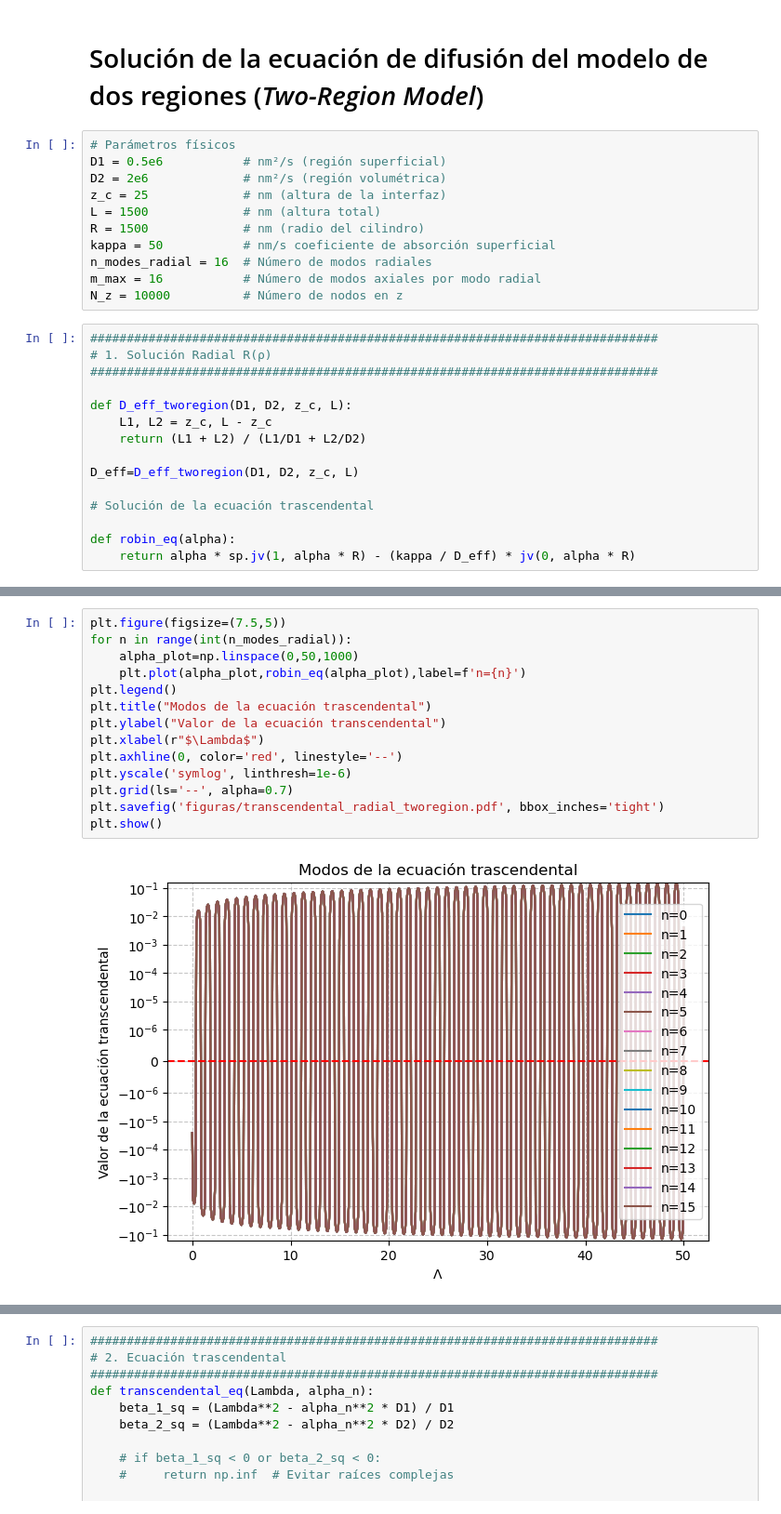
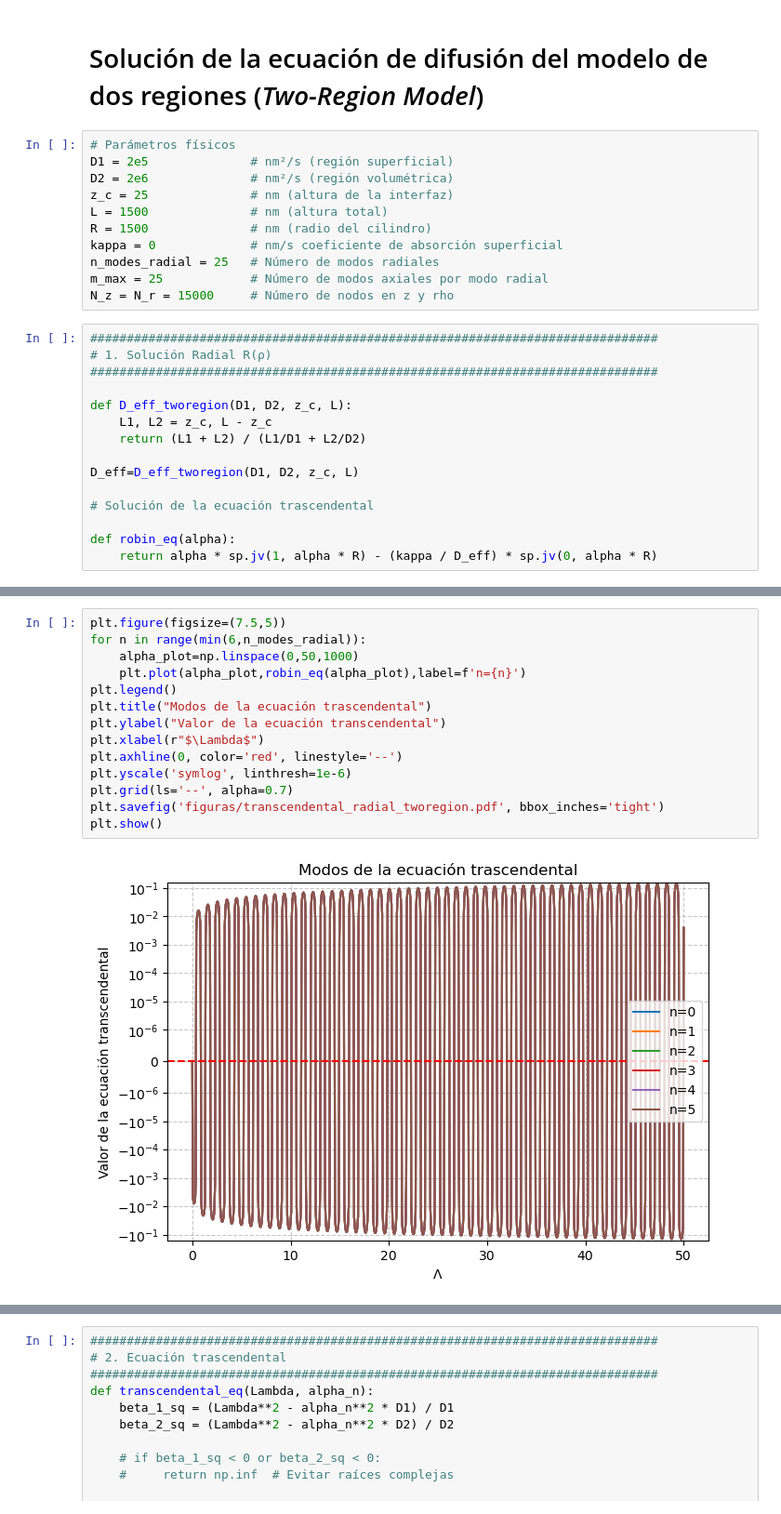
Before and after one commit to allanyst/tfm-efectos-superficie-nano-rmn, a Jupyter notebook: TFM_TwoRegionModel.ipynb, the cells around one changed output, grey strips where cells are left out. Shown at 93% size. Drawn from its saved outputs; the diff is of its cells as text.

```diff
--- a/TFM_TwoRegionModel.ipynb
+++ b/TFM_TwoRegionModel.ipynb
@@ -11,15 +11,15 @@ from joblib import Parallel, delayed
 # Solución de la ecuación de difusión del modelo de dos regiones (_Two-Region Model_)
 # %%
 # Parámetros físicos
-D1 = 0.5e6           # nm²/s (región superficial)
-D2 = 2e6             # nm²/s (región volumétrica)
-z_c = 25             # nm (altura de la interfaz)
-L = 1500             # nm (altura total)
-R = 1500             # nm (radio del cilindro)
-kappa = 50           # nm/s coeficiente de absorción superficial
-n_modes_radial = 16  # Número de modos radiales
-m_max = 16           # Número de modos axiales por modo radial
-N_z = 10000          # Número de nodos en z
+D1 = 2e5              # nm²/s (región superficial)
+D2 = 2e6              # nm²/s (región volumétrica)
+z_c = 25              # nm (altura de la interfaz)
+L = 1500              # nm (altura total)
+R = 1500              # nm (radio del cilindro)
+kappa = 0             # nm/s coeficiente de absorción superficial
+n_modes_radial = 25   # Número de modos radiales
+m_max = 25            # Número de modos axiales por modo radial
+N_z = N_r = 15000     # Número de nodos en z y rho
 # %%
 ##############################################################################
 # 1. Solución Radial R(ρ)
@@ -34,4 +34,4 @@ D_eff=D_eff_tworegion(D1, D2, z_c, L)
 # Solución de la ecuación trascendental
 
 def robin_eq(alpha):
-    return alpha * sp.jv(1, alpha * R) - (kappa / D_eff) * jv(0, alpha * R)
+    return alpha * sp.jv(1, alpha * R) - (kappa / D_eff) * sp.jv(0, alpha * R)
@@ -38,18 +42,18 @@ def robin_eq(alpha):
 # %%
 plt.figure(figsize=(7.5,5))
-for n in range(int(n_modes_radial)):
+for n in range(min(6,n_modes_radial)):
     alpha_plot=np.linspace(0,50,1000)
     plt.plot(alpha_plot,robin_eq(alpha_plot),label=f'n={n}')
 plt.legend()
 plt.title("Modos de la ecuación trascendental")
 plt.ylabel("Valor de la ecuación transcendental")
 plt.xlabel(r"$\Lambda$")
 plt.axhline(0, color='red', linestyle='--')
 plt.yscale('symlog', linthresh=1e-6)
 plt.grid(ls='--', alpha=0.7)
 plt.savefig('figuras/transcendental_radial_tworegion.pdf', bbox_inches='tight')
 plt.show()
 # %% [output]
-[figure, old version]
+[figure, new version]
 # %%
 # Estimar raíces con brentq en intervalos [a, b] con cambio de signo
```
Also changed, not shown: parts of 12 cells of this notebook, 50 other files.
